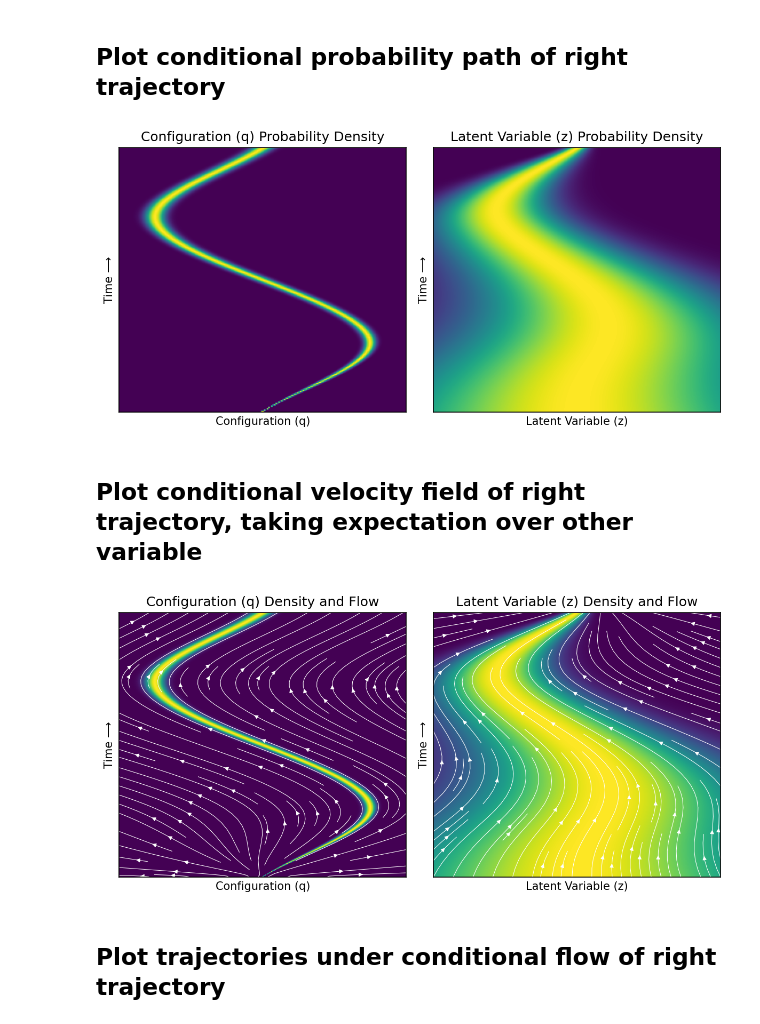
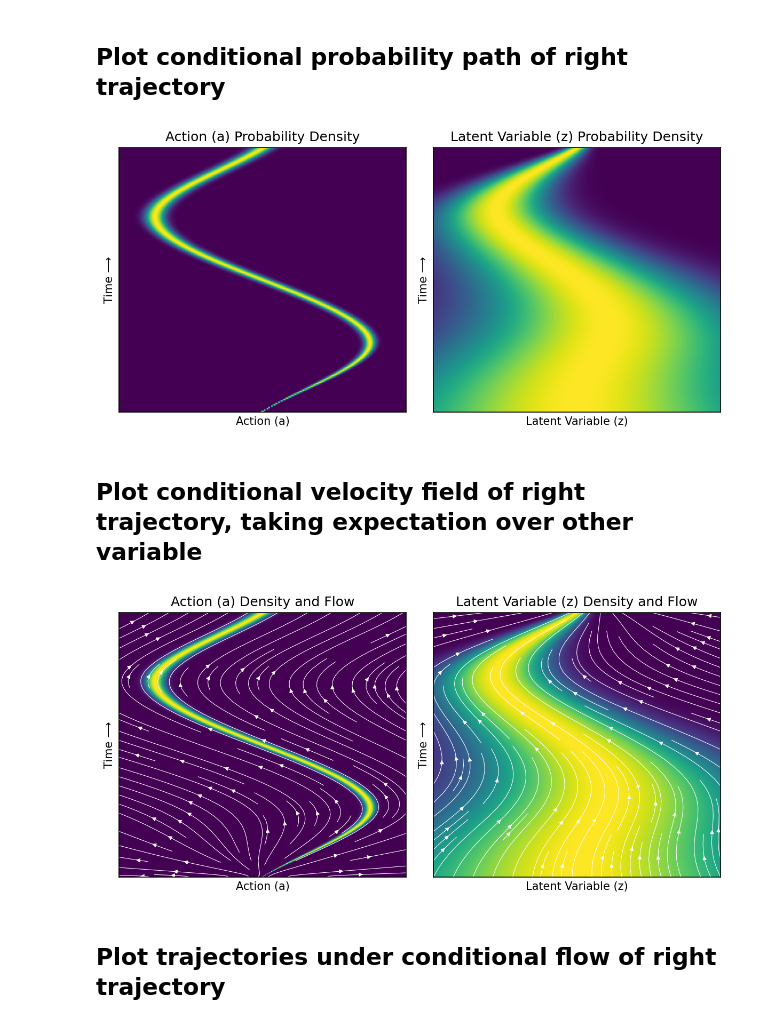
Before and after one commit to willh003/flowvis, a Jupyter notebook: streaming_flow_policy/toy/notebooks/latent/stabilizing/bad/crossing-demos.ipynb, the cells around one changed output. Drawn from its saved outputs; the diff is of its cells as text; code cells hidden in the pictures.

Commit message:
Migrate notation in code and notebooks from configuration to action (#10)

```diff
--- a/streaming_flow_policy/toy/notebooks/latent/stabilizing/bad/crossing-demos.ipynb
+++ b/streaming_flow_policy/toy/notebooks/latent/stabilizing/bad/crossing-demos.ipynb
@@ -73,29 +73,29 @@ fp = StreamingFlowPolicyLatentBad(dim=1, trajectories=[traj_right], prior=[1.0],
 # %%
 fig = plt.figure(figsize=(8, 4), dpi=150)
 
 xs = torch.linspace(-1, 1, 200)
 ts = torch.linspace(0, 1, 200)
 ts, xs = torch.meshgrid(ts, xs, indexing='ij')  # (T, X)
 
 gs = fig.add_gridspec(1, 2, width_ratios=[1, 1])
 ax1 = fig.add_subplot(gs[0])
 ax2 = fig.add_subplot(gs[1])
 
-plot_probability_density_q(fp, ts, xs, ax1)
+plot_probability_density_a(fp, ts, xs, ax1)
 plot_probability_density_z(fp, ts, xs, ax2)
 
-ax1.set_title('Configuration (q) Probability Density', size='large')
+ax1.set_title('Action (a) Probability Density', size='large')
 ax2.set_title('Latent Variable (z) Probability Density', size='large')
 
-ax1.set_xlabel('Configuration (q)')
+ax1.set_xlabel('Action (a)')
 ax1.set_ylabel('Time ⟶')
 ax2.set_xlabel('Latent Variable (z)')
 ax2.set_ylabel('Time ⟶')
 
 plt.tight_layout()
 plt.show()
 # %% [output]
-[figure, old version]
+[figure, new version]
 # %% [markdown]
 ## Plot conditional velocity field of right trajectory, taking expectation over other variable
 # %%
@@ -109,13 +109,13 @@ gs = fig.add_gridspec(1, 2, width_ratios=[1, 1])
 ax1 = fig.add_subplot(gs[0])
 ax2 = fig.add_subplot(gs[1])
 
-plot_probability_density_and_streamlines_q(fp, ax1)
+plot_probability_density_and_streamlines_a(fp, ax1)
 plot_probability_density_and_streamlines_z(fp, ax2)
 
-ax1.set_title('Configuration (q) Density and Flow', size='large')
+ax1.set_title('Action (a) Density and Flow', size='large')
 ax2.set_title('Latent Variable (z) Density and Flow', size='large')
 
-ax1.set_xlabel('Configuration (q)')
+ax1.set_xlabel('Action (a)')
 ax1.set_ylabel('Time ⟶')
 ax2.set_xlabel('Latent Variable (z)')
 ax2.set_ylabel('Time ⟶')
@@ -123,7 +123,7 @@ ax2.set_ylabel('Time ⟶')
 plt.tight_layout()
 plt.show()
 # %% [output]
-[figure, old version]
+[figure, new version]
 # %% [markdown]
 ## Plot trajectories under conditional flow of right trajectory
 # %%
```
Also changed, not shown: parts of 6 cells of this notebook, 12 other files.
